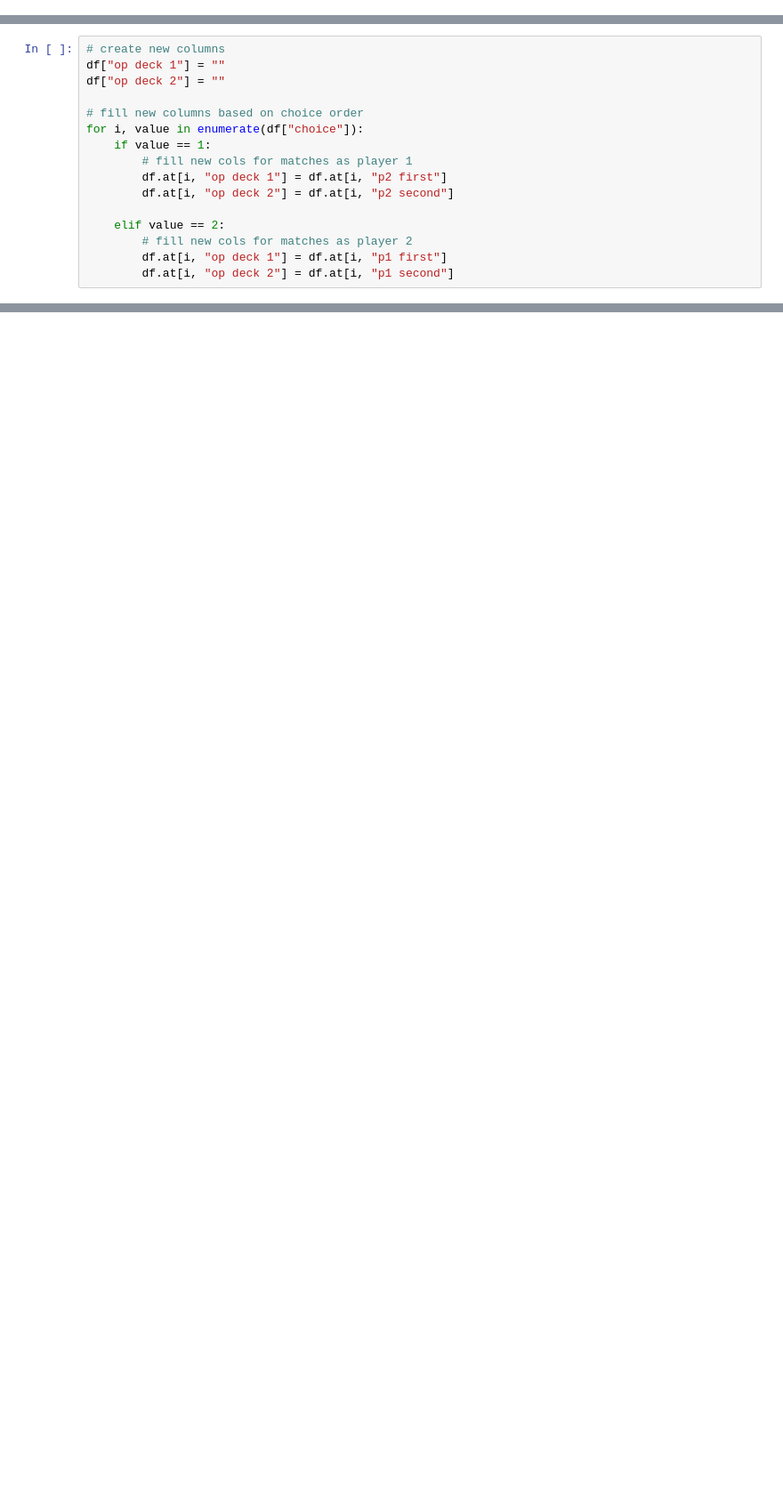
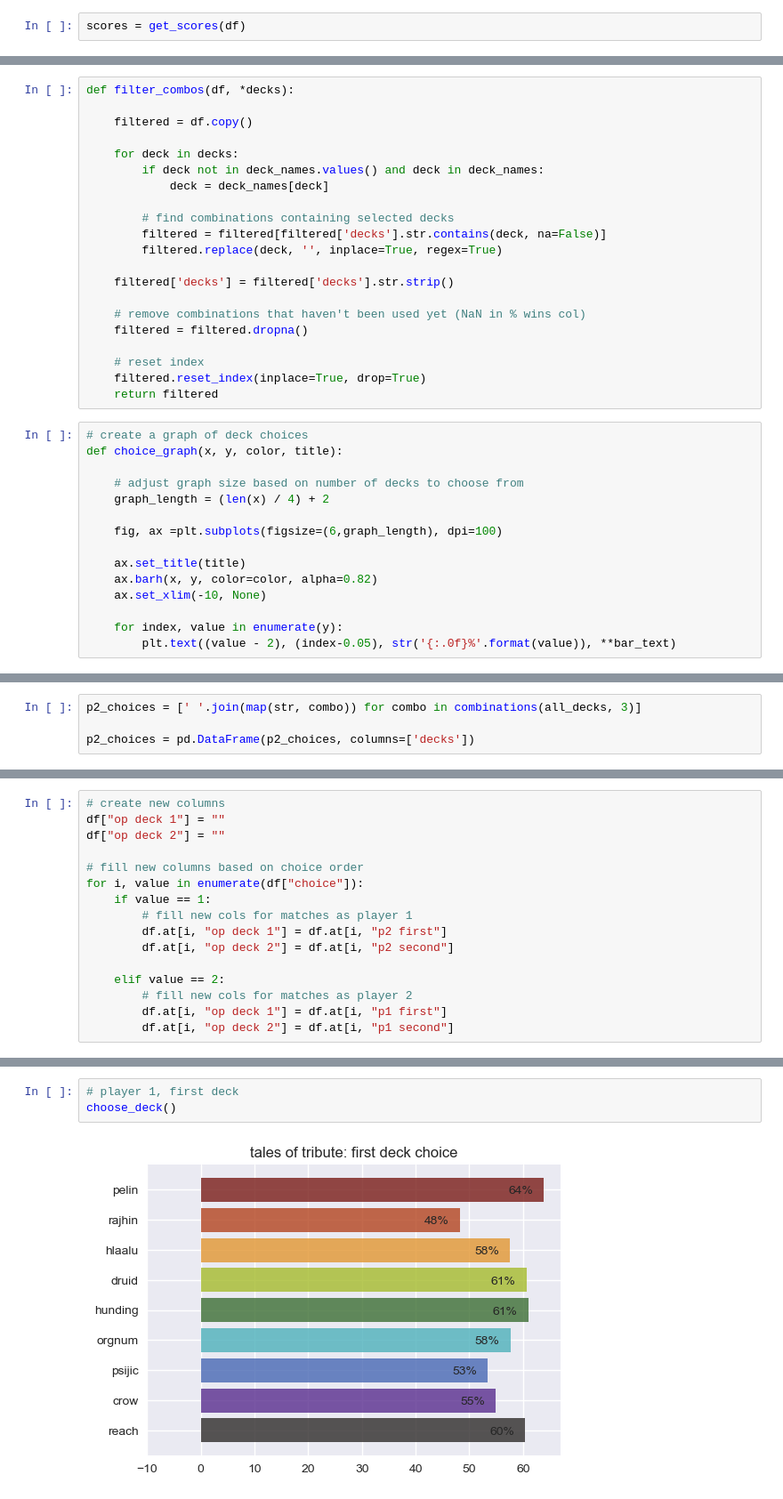
Before and after one commit to racheldelong/TributeMatchSorting, a Jupyter notebook: tribute.ipynb, the cells around one changed output, grey strips where cells are left out. Shown: that part at 89% size. Cells and saved outputs as stored; diff of their text form; blank space fills up the shorter version.

Commit message:
data 2 project work

```diff
--- a/tribute.ipynb
+++ b/tribute.ipynb
@@ -262,0 +178,2 @@ At the start of each match, player 1 chooses one deck, followed by player 2 choo
+# %%
+scores = get_scores(df)
@@ -262,0 +321,36 @@ At the start of each match, player 1 chooses one deck, followed by player 2 choo
+# %%
+def filter_combos(df, *decks):
+
+    filtered = df.copy()
+
+    for deck in decks:
+        if deck not in deck_names.values() and deck in deck_names:
+            deck = deck_names[deck]
+
+        # find combinations containing selected decks
+        filtered = filtered[filtered['decks'].str.contains(deck, na=False)]
+        filtered.replace(deck, '', inplace=True, regex=True)
+
+    filtered['decks'] = filtered['decks'].str.strip()
+
+    # remove combinations that haven't been used yet (NaN in % wins col)
+    filtered = filtered.dropna()
+
+    # reset index
+    filtered.reset_index(inplace=True, drop=True)
+    return filtered
+# %%
+# create a graph of deck choices
+def choice_graph(x, y, color, title):
+
+    # adjust graph size based on number of decks to choose from
+    graph_length = (len(x) / 4) + 2
+
+    fig, ax =plt.subplots(figsize=(6,graph_length), dpi=100)
+
+    ax.set_title(title)
+    ax.barh(x, y, color=color, alpha=0.82)
+    ax.set_xlim(-10, None)
+
+    for index, value in enumerate(y):
+        plt.text((value - 2), (index-0.05), str('{:.0f}%'.format(value)), **bar_text)
@@ -262,0 +359,4 @@ At the start of each match, player 1 chooses one deck, followed by player 2 choo
+# %%
+p2_choices = [' '.join(map(str, combo)) for combo in combinations(all_decks, 3)]
+
+p2_choices = pd.DataFrame(p2_choices, columns=['decks'])
@@ -415,0 +482,5 @@ print("choose worksheet updated")
+# %%
+# player 1, first deck
+choose_deck()
+# %% [output]
+[figure, added]
```
Also changed, not shown: parts of 92 cells of this notebook, 3 other files.
